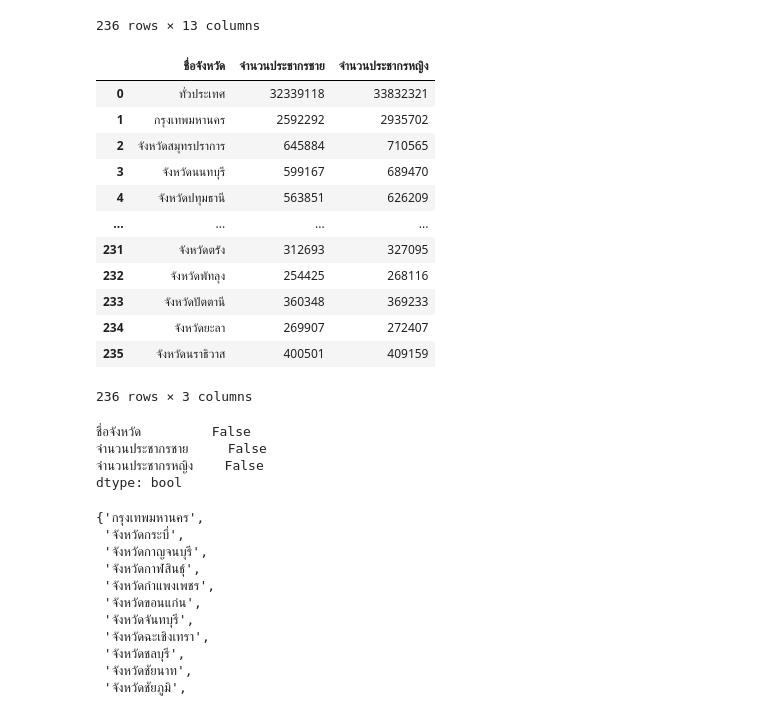
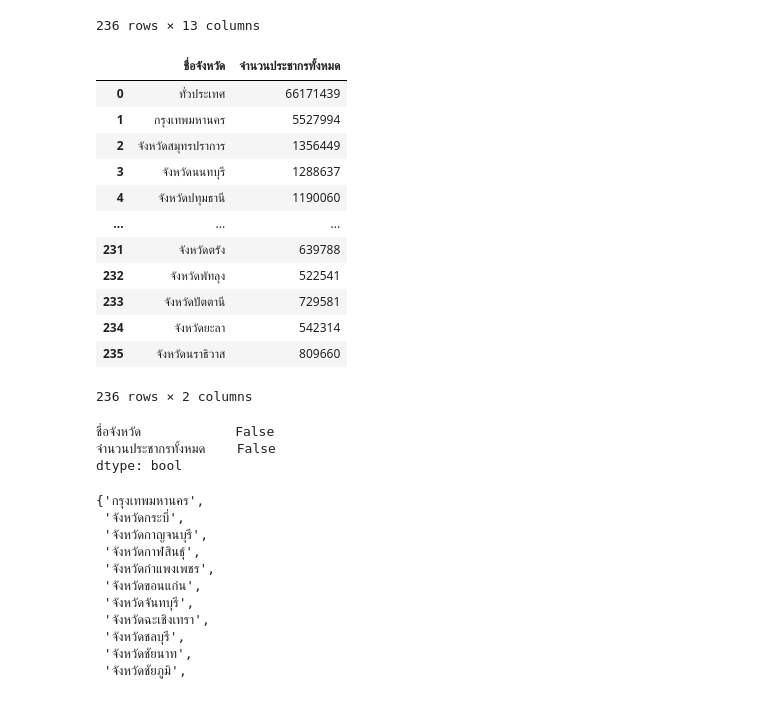
Before and after one commit to Athitiya00/data_viz_2022, a Jupyter notebook: Project.ipynb, the cells around one changed output. Saved outputs shown, nothing was run; the diff lists cells and outputs as text; code cells hidden in the pictures.

```diff
--- a/Project.ipynb
+++ b/Project.ipynb
@@ -783,28 +783,27 @@ data_person
 | 235 | 6412 | 96 | จังหวัดนราธิวาส | 0 | - | 0 | - | ... |
 236 rows × 13 columns
 # %%
-data_person_1= data_person[['ชื่อจังหวัด','จำนวนประชากรชาย','จำนวนประชากรหญิง']]
+data_person_1= data_person[['ชื่อจังหวัด','จำนวนประชากรทั้งหมด']]
 data_person_1
 # %% [output]
-|  | ชื่อจังหวัด | จำนวนประชากรชาย | จำนวนประชากรหญิง |
-| 0 | ทั่วประเทศ | 32339118 | 33832321 |
-| 1 | กรุงเทพมหานคร | 2592292 | 2935702 |
-| 2 | จังหวัดสมุทรปราการ | 645884 | 710565 |
-| 3 | จังหวัดนนทบุรี | 599167 | 689470 |
-| 4 | จังหวัดปทุมธานี | 563851 | 626209 |
-| ... | ... | ... | ... |
-| 231 | จังหวัดตรัง | 312693 | 327095 |
-| 232 | จังหวัดพัทลุง | 254425 | 268116 |
-| 233 | จังหวัดปัตตานี | 360348 | 369233 |
-| 234 | จังหวัดยะลา | 269907 | 272407 |
-| 235 | จังหวัดนราธิวาส | 400501 | 409159 |
+|  | ชื่อจังหวัด | จำนวนประชากรทั้งหมด |
+| 0 | ทั่วประเทศ | 66171439 |
+| 1 | กรุงเทพมหานคร | 5527994 |
+| 2 | จังหวัดสมุทรปราการ | 1356449 |
+| 3 | จังหวัดนนทบุรี | 1288637 |
+| 4 | จังหวัดปทุมธานี | 1190060 |
+| ... | ... | ... |
+| 231 | จังหวัดตรัง | 639788 |
+| 232 | จังหวัดพัทลุง | 522541 |
+| 233 | จังหวัดปัตตานี | 729581 |
+| 234 | จังหวัดยะลา | 542314 |
+| 235 | จังหวัดนราธิวาส | 809660 |
-236 rows × 3 columns
+236 rows × 2 columns
 # %%
 data_person_1.isnull().any() #ดูว่าแต่ละ column มีค่า missing มั้ย
 # %% [output]
-ชื่อจังหวัด         False
-จำนวนประชากรชาย     False
-จำนวนประชากรหญิง    False
+ชื่อจังหวัด            False
+จำนวนประชากรทั้งหมด    False
 dtype: bool
 # %%
 set(data_person_1['ชื่อจังหวัด'])
```
Also changed, not shown: parts of 19 cells of this notebook.
